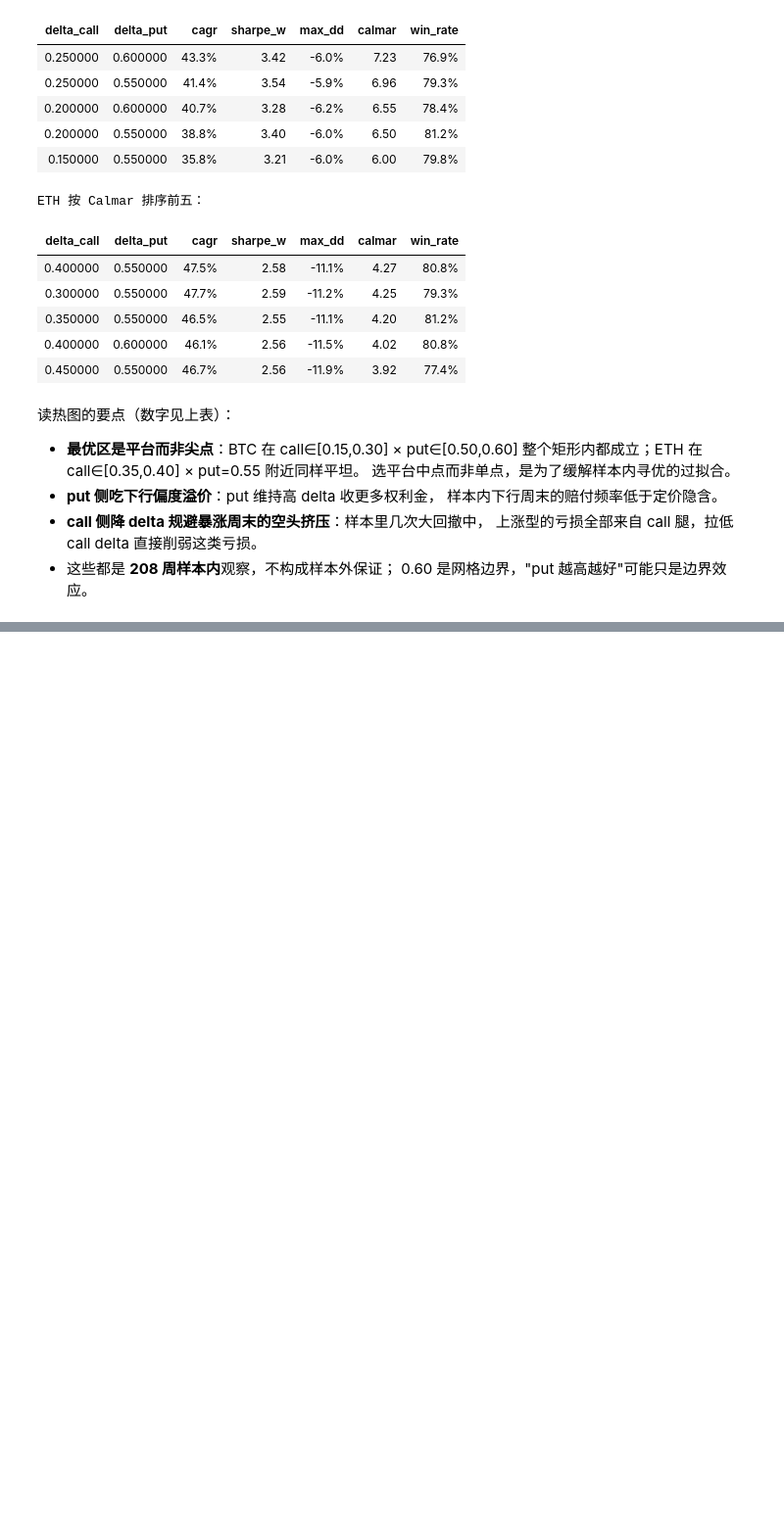
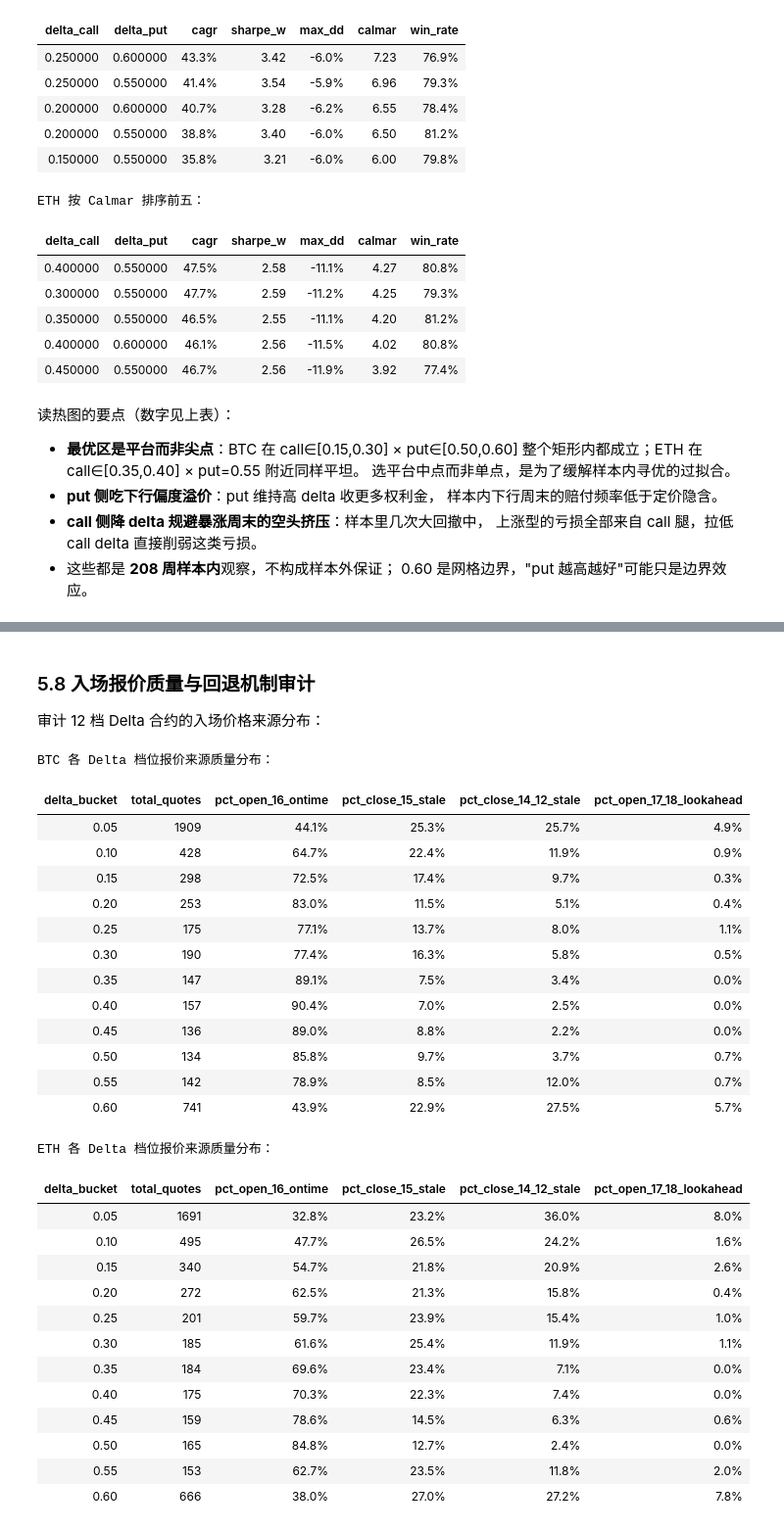
Before and after one commit to mizorewww/backtest, a Jupyter notebook: tasks/0001-weekend-strangle/notebook.ipynb, the cells around one changed output, grey strips where cells are left out. Shown at 98% size. Cells and saved outputs as stored; diff of their text form; code cells hidden in the pictures; blank space fills up the shorter version.

```diff
--- a/tasks/0001-weekend-strangle/notebook.ipynb
+++ b/tasks/0001-weekend-strangle/notebook.ipynb
@@ -739,0 +790,13 @@ uv run make_report.py     # 生成 results/report.html
+# %%
+from advanced_analysis import run_delta_decomposition
+
+for cur in ("BTC", "ETH"):
+    df_decomp = run_delta_decomposition(cur)
+    print(f"\n{cur} 策略 Delta 与方向性 Beta 分解：")
+    display(df_decomp[["config", "net_option_delta", "overlay_cagr", "beta_to_spot", "alpha_ann", "spot_plus_overlay_cagr"]].style.format({
+        "net_option_delta": "{:+.2f}",
+        "overlay_cagr": "{:.1%}",
+        "beta_to_spot": "{:.3f}",
+        "alpha_ann": "{:.1%}",
+        "spot_plus_overlay_cagr": "{:.1%}"
+    }).hide(axis="index"))
@@ -739,0 +818,46 @@ uv run make_report.py     # 生成 results/report.html
+# %% [markdown]
+### 5.8 入场报价质量与回退机制审计
+
+审计 12 档 Delta 合约的入场价格来源分布：
+# %%
+from advanced_analysis import run_quote_source_audit
+
+for cur in ("BTC", "ETH"):
+    df_audit = run_quote_source_audit(cur)
+    print(f"\n{cur} 各 Delta 档位报价来源质量分布：")
+    display(df_audit.style.format({
+        "delta_bucket": "{:.2f}",
+        "pct_open_16_ontime": "{:.1f}%",
+        "pct_close_15_stale": "{:.1f}%",
+        "pct_close_14_12_stale": "{:.1f}%",
+        "pct_open_17_18_lookahead": "{:.1f}%"
+    }).hide(axis="index"))
+# %% [output]
+BTC 各 Delta 档位报价来源质量分布：
+| delta_bucket | total_quotes | pct_open_16_ontime | pct_close_15_stale | pct_close_14_12_stale | pct_open_17_18_lookahead |
+| 0.05 | 1909 | 44.1% | 25.3% | 25.7% | 4.9% |
+| 0.10 | 428 | 64.7% | 22.4% | 11.9% | 0.9% |
+| 0.15 | 298 | 72.5% | 17.4% | 9.7% | 0.3% |
+| 0.20 | 253 | 83.0% | 11.5% | 5.1% | 0.4% |
+| 0.25 | 175 | 77.1% | 13.7% | 8.0% | 1.1% |
+| 0.30 | 190 | 77.4% | 16.3% | 5.8% | 0.5% |
+| 0.35 | 147 | 89.1% | 7.5% | 3.4% | 0.0% |
+| 0.40 | 157 | 90.4% | 7.0% | 2.5% | 0.0% |
+| 0.45 | 136 | 89.0% | 8.8% | 2.2% | 0.0% |
+| 0.50 | 134 | 85.8% | 9.7% | 3.7% | 0.7% |
+| 0.55 | 142 | 78.9% | 8.5% | 12.0% | 0.7% |
+| 0.60 | 741 | 43.9% | 22.9% | 27.5% | 5.7% |
+ETH 各 Delta 档位报价来源质量分布：
+| delta_bucket | total_quotes | pct_open_16_ontime | pct_close_15_stale | pct_close_14_12_stale | pct_open_17_18_lookahead |
+| 0.05 | 1691 | 32.8% | 23.2% | 36.0% | 8.0% |
+| 0.10 | 495 | 47.7% | 26.5% | 24.2% | 1.6% |
+| 0.15 | 340 | 54.7% | 21.8% | 20.9% | 2.6% |
+| 0.20 | 272 | 62.5% | 21.3% | 15.8% | 0.4% |
+| 0.25 | 201 | 59.7% | 23.9% | 15.4% | 1.0% |
+| 0.30 | 185 | 61.6% | 25.4% | 11.9% | 1.1% |
+| 0.35 | 184 | 69.6% | 23.4% | 7.1% | 0.0% |
+| 0.40 | 175 | 70.3% | 22.3% | 7.4% | 0.0% |
+| 0.45 | 159 | 78.6% | 14.5% | 6.3% | 0.6% |
+| 0.50 | 165 | 84.8% | 12.7% | 2.4% | 0.0% |
+| 0.55 | 153 | 62.7% | 23.5% | 11.8% | 2.0% |
+| 0.60 | 666 | 38.0% | 27.0% | 27.2% | 7.8% |
```
Also changed, not shown: parts of 13 cells of this notebook, 26 other files.
